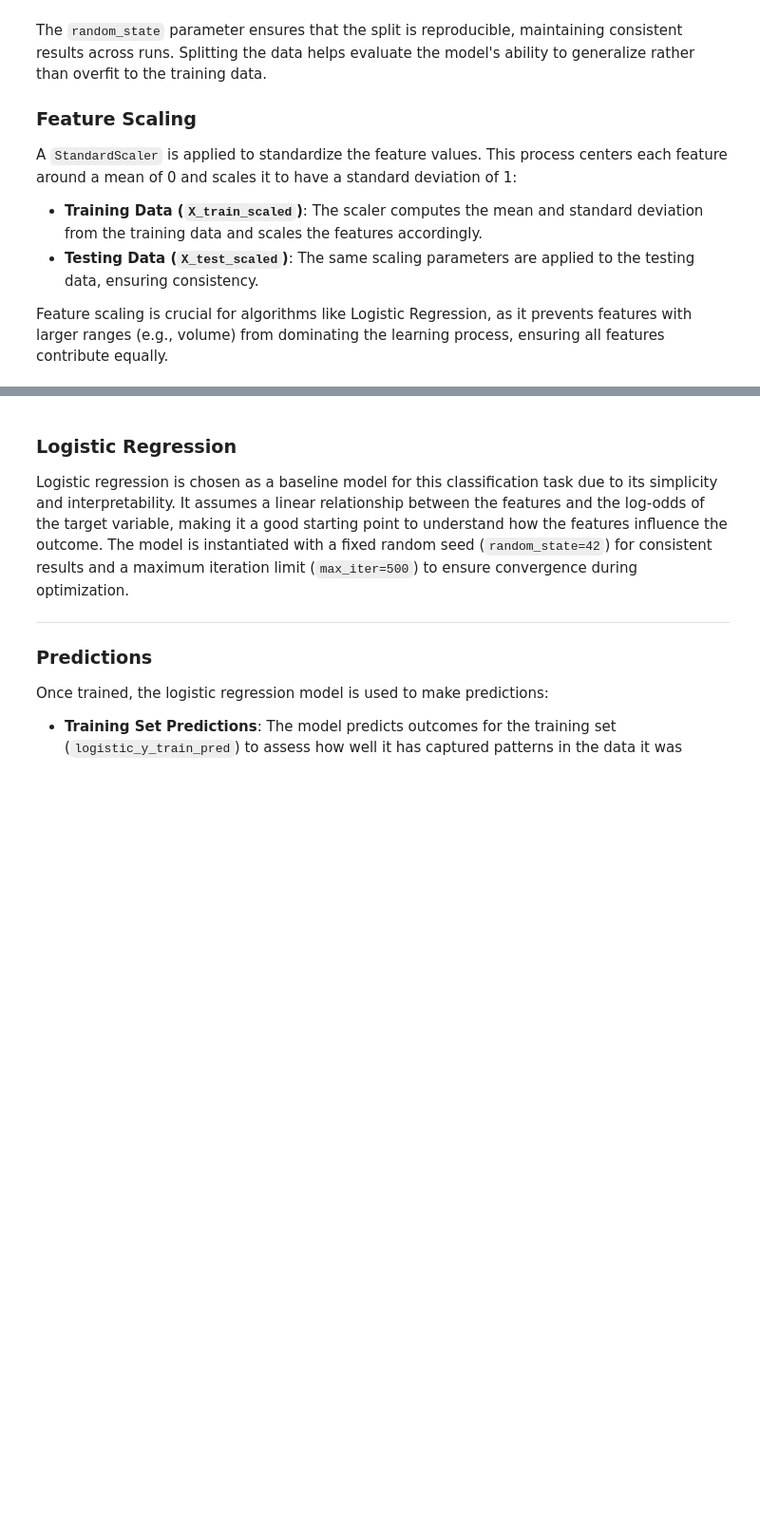
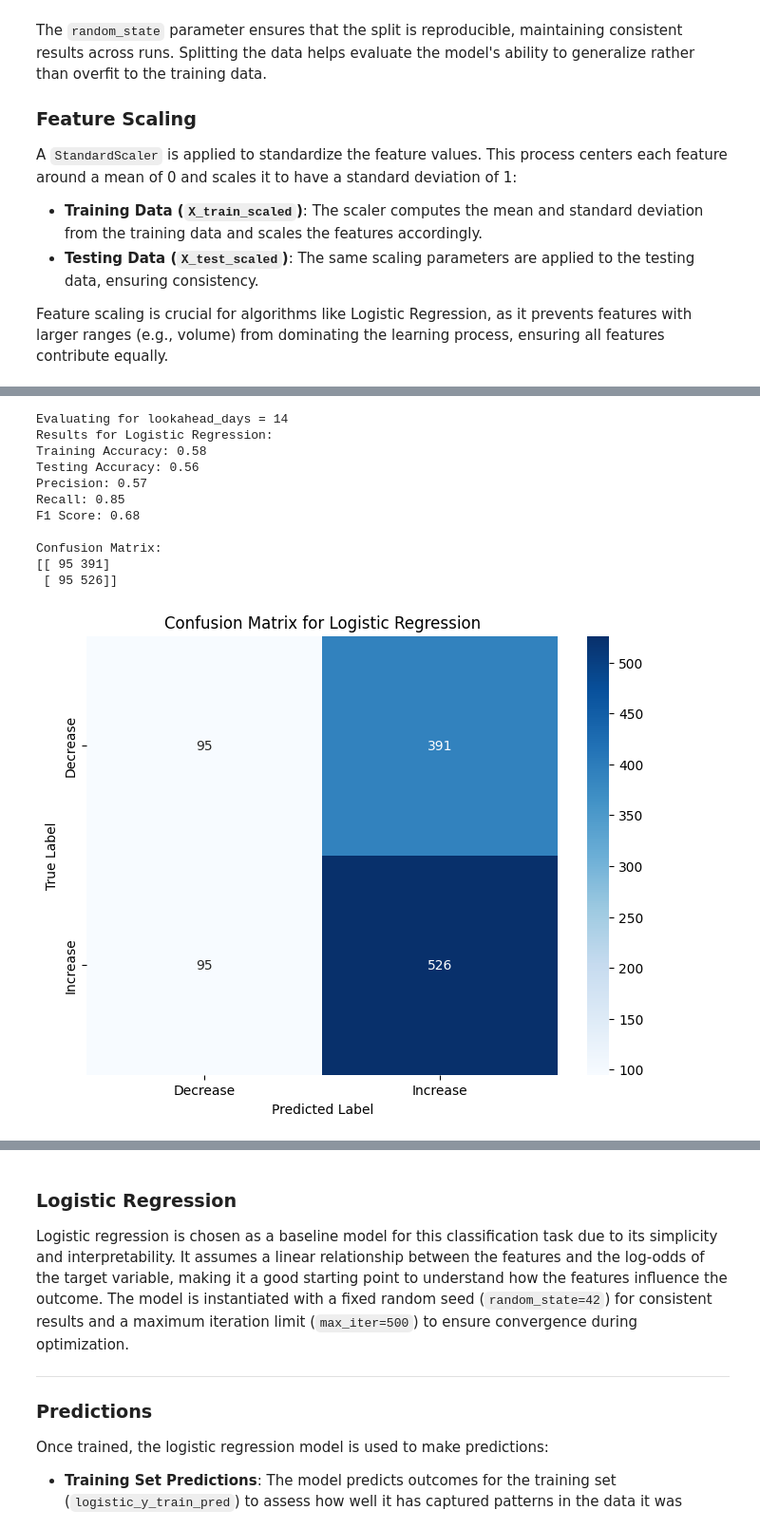
Before and after one commit to Mx-KN/Group11_IntroAI_Coursework, a Jupyter notebook: notebooks/LinearRegClass.ipynb, the cells around one changed output, grey strips where cells are left out. Shown: that part at 95% size. Drawn from its saved outputs; the diff is of its cells as text; code cells hidden in the pictures; blank space fills up the shorter version.

```diff
--- a/notebooks/LinearRegClass.ipynb
+++ b/notebooks/LinearRegClass.ipynb
@@ -149,0 +235,24 @@ X_test_scaled = scaler.transform(X_test)
+# %%
+print(f"\nEvaluating for lookahead_days = 14")
+df = load_and_preprocess(csv_path, lookahead_days=14)
+y_train, y_train_pred, y_test, y_test_pred = train_and_evaluate(df, feature_columns=feature_columns)
+display_results(
+    model_name="Logistic Regression",
+    y_train=y_train,
+    y_train_pred=y_train_pred,
+    y_test=y_test,
+    y_test_pred=y_test_pred,
+)
+# %% [output]
+Evaluating for lookahead_days = 14
+Results for Logistic Regression:
+Training Accuracy: 0.58
+Testing Accuracy: 0.56
+Precision: 0.57
+Recall: 0.85
+F1 Score: 0.68
+
+Confusion Matrix:
+[[ 95 391]
+ [ 95 526]]
+[figure, added]
```
Also changed, not shown: parts of 16 cells of this notebook.
